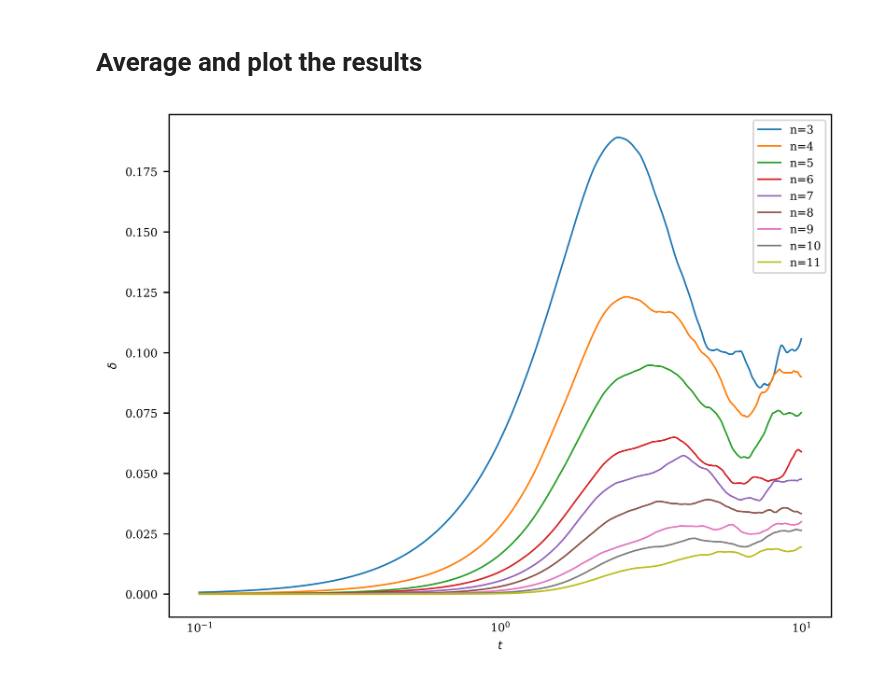
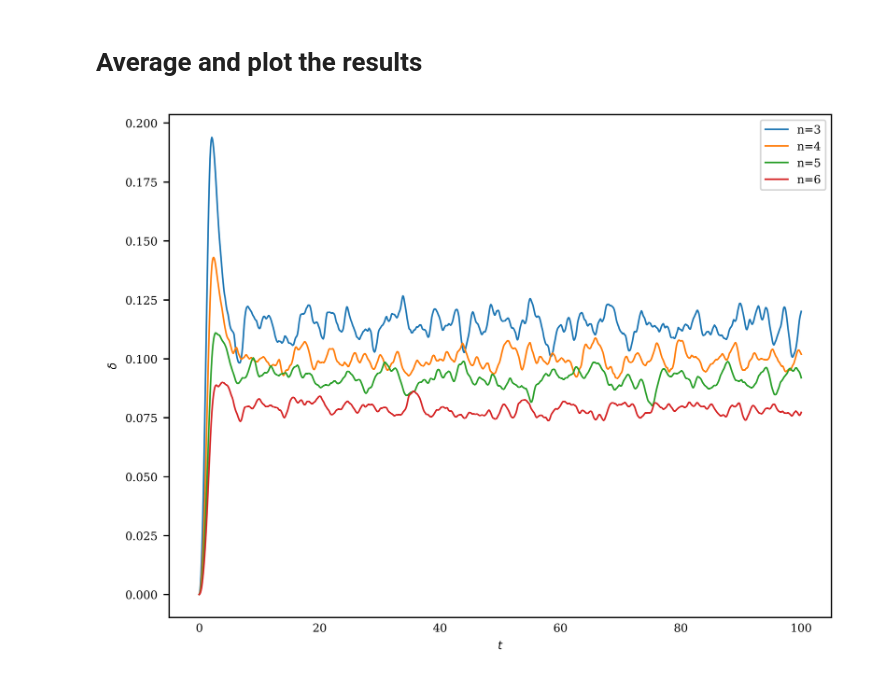
Before and after one commit to petr-ivashkov/quantum-mcmc, a Jupyter notebook: time_dependency/optimal_t_vs_n.ipynb, the cells around one changed output. Saved outputs shown, nothing was run; the diff lists cells and outputs as text; code cells hidden in the pictures.

Commit message:
upd time dependency

```diff
--- a/time_dependency/optimal_t_vs_n.ipynb
+++ b/time_dependency/optimal_t_vs_n.ipynb
@@ -15,35 +24,37 @@ time_range = np.linspace(time_lims[0], time_lims[1], time_steps)
 # %%
-def f(t,n,T,num_random_models):
+def f(t,n):
     '''
     Calculate spectral gaps for quantum proposal.
     f(t) is defined to parallelize the time-loop.
     '''
-    delta_quantum_arr = np.zeros(num_random_models)
-    for i in range(num_random_models):
-        m = RandomIsingModel(n, seed=i)
+    delta_quantum_arr = np.zeros(_num_random_models)
+    for i, instance in enumerate(instances[f'{n}']):
+        m = IsingModel.from_coefficients(n, instance)
         # Calculate delta for quantum proposal
-        proposal_mat_quantum = get_proposal_mat_quantum(m, gamma, t)
-        P_quantum = get_transition_matrix(m, T, proposal_mat_quantum)
+        proposal_mat_quantum = get_proposal_mat_quantum(m, _gamma, t)
+        P_quantum = get_transition_matrix(m, _T, proposal_mat_quantum)
         delta_quantum = get_delta(P_quantum)
         delta_quantum_arr[i] = delta_quantum
     return delta_quantum_arr
 # %%
-delta_quantum_arr = np.zeros((len(n_arr), time_steps, num_random_models))
+delta_quantum_arr = np.zeros((len(n_arr), time_steps, _num_random_models))
 for n_id, n in tqdm(enumerate(n_arr)):
-    delta_quantum_arr[n_id] = np.asarray(joblib.Parallel(n_jobs=-1)(joblib.delayed(f)(t,n,T,num_random_models) for t in time_range))
+    delta_quantum_arr[n_id] = np.asarray(joblib.Parallel(n_jobs=-1)(joblib.delayed(f)(t,n) for t in time_range))
 # %% [markdown]
 # Save the data
 # %%
-for n_id, n in enumerate(n_arr):
-    grid_search_n = {
-        'delta': delta_quantum_arr[n_id].tolist(),
-        'num_random_models': num_random_models,
-        'time_range': time_range.tolist(),
-        'T': T,
-        'n': n
-    }
-    filename = f'data/m_delta_vs_t_n_{n}_v2.json'
-    save_in_json(grid_search_n, filename)
+filename = f'data/delta_vs_t.json'
+
+grid_search_n = {
+    'delta': delta_quantum_arr.tolist(),
+    'qubits_range': n_arr,
+    'num_random_models': _num_random_models,
+    'time_range': time_range.tolist(),
+    'T': _T,
+    'gamma': _gamma
+}
+
+save_in_json(grid_search_n, filename)
 # %% [markdown]
 # Average and plot the results
 # %%
@@ -52,19 +63,19 @@ delta_quantum_arr_std = np.std(delta_quantum_arr, axis=2)
 # %%
 fig = plt.figure()
 
 for n_id, n in enumerate(n_arr):
     plt.plot(time_range,
             delta_quantum_arr_avg[n_id],
             label=f'n={n}')
 
 plt.xlabel('$t$')
 plt.ylabel('$\delta$')
-plt.xscale('log')
+# plt.xscale('log')
 plt.legend()
 
 fig.tight_layout()
 
 # fig.savefig(local_path+f'figures/grid_search_n{n}')
 # %% [output]
-[figure, old version]
+[figure, new version]
 # %%
```
Also changed, not shown: parts of 6 cells of this notebook, 1 other file.
